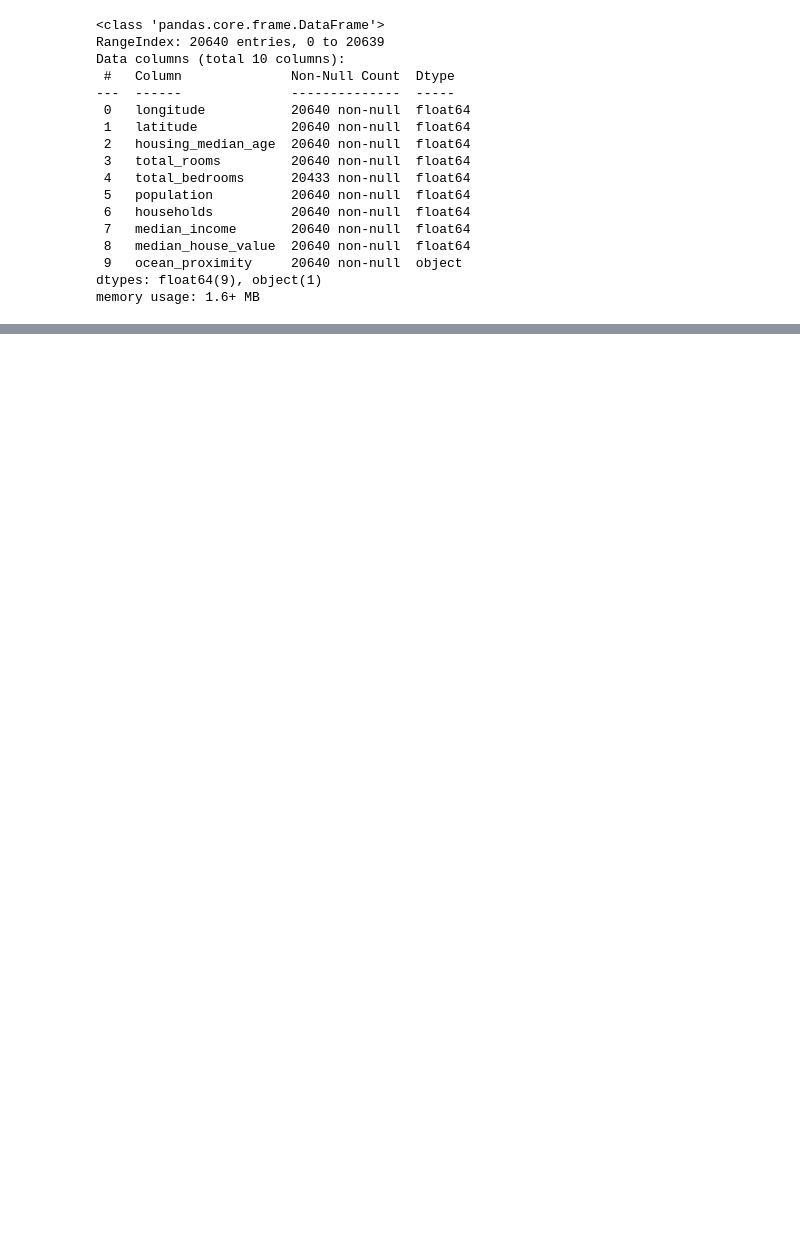
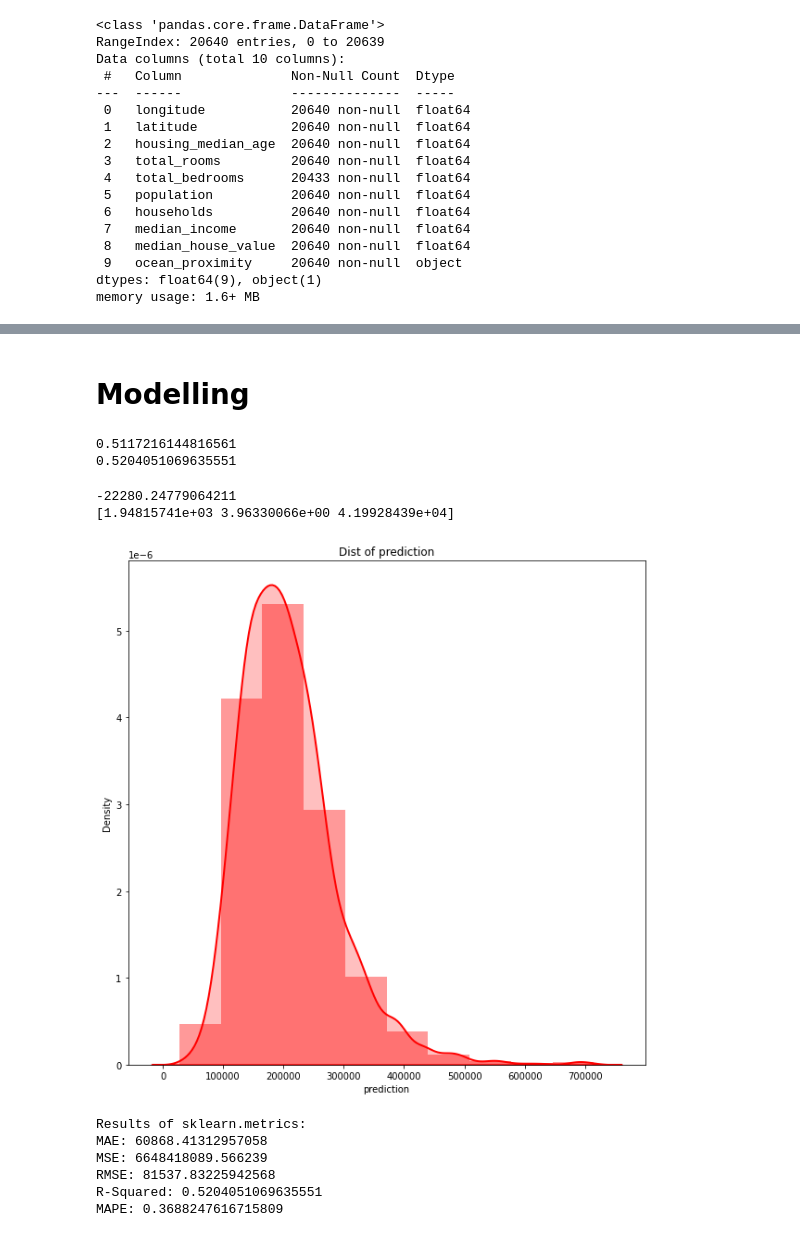
Before and after one commit to iupui-soic/pybootcamp, a Jupyter notebook: Mothi_Gowtham_bootcamp_1_2.ipynb, the cells around one changed output, grey strips where cells are left out. Saved outputs shown, nothing was run; the diff lists cells and outputs as text; code cells hidden in the pictures; blank space fills up the shorter version.

```diff
--- a/Mothi_Gowtham_bootcamp_1_2.ipynb
+++ b/Mothi_Gowtham_bootcamp_1_2.ipynb
@@ -29,0 +153,3 @@ Completed half of the code but forgot to save here
+# %%
+housing.drop(columns = ['households', 'total_bedrooms','ocean_proximity','population','longitude','latitude'], inplace=True)
+housing
@@ -29,0 +170,4 @@ Completed half of the code but forgot to save here
+# %%
+X = housing.drop("median_house_value", axis=1)
+y = housing["median_house_value"]
+X
@@ -29,0 +190,5 @@ Completed half of the code but forgot to save here
+# %%
+from sklearn.model_selection import train_test_split
+
+x_train, x_test, y_train, y_test = train_test_split(X, y, test_size=0.2, random_state=42)
+x_train
@@ -29,0 +209,59 @@ Completed half of the code but forgot to save here
+# %% [markdown]
+# **Modelling**
+# %%
+from sklearn import linear_model
+lm = linear_model.LinearRegression()
+model = lm.fit(x_train, y_train)
+prediction = lm.predict(x_test)
+# %%
+import sklearn as skl
+
+print(model.score(x_train, y_train))
+print(model.score(x_test, y_test))
+# %% [output]
+0.5117216144816561
+0.5204051069635551
+# %%
+print(model.intercept_)
+print(model.coef_)
+# %% [output]
+-22280.24779064211
+[1.94815741e+03 3.96330066e+00 4.19928439e+04]
+# %%
+#checking the distribution of prediction
+# plotting the original data(non-normal) and
+# fitted data (normal)
+
+plt.subplots(figsize = (10, 10))
+
+sns.distplot(prediction, hist = True, kde = True,
+            kde_kws = {'shade': True, 'linewidth': 2},
+            label = "Non-Normal", color ="red",bins=10)
+
+plt.title('Dist of prediction')
+plt.xlabel('prediction')
+plt.show()
+# %% [output]
+[figure, added]
+# %%
+import sklearn.metrics as metrics
+
+mae = metrics.mean_absolute_error(y_test, prediction)
+mse = metrics.mean_squared_error(y_test, prediction)
+rmse = np.sqrt(mse) #mse**(0.5)
+r2 = metrics.r2_score(y_test,prediction)
+mape = metrics.mean_absolute_percentage_error(y_test, prediction)
+
+print("Results of sklearn.metrics:")
+print("MAE:",mae)
+print("MSE:", mse)
+print("RMSE:", rmse)
+print("R-Squared:", r2)
+print("MAPE:",mape)
+# %% [output]
+Results of sklearn.metrics:
+MAE: 60868.41312957058
+MSE: 6648418089.566239
+RMSE: 81537.83225942568
+R-Squared: 0.5204051069635551
+MAPE: 0.3688247616715809
```
Also changed, not shown: parts of 32 cells of this notebook.
